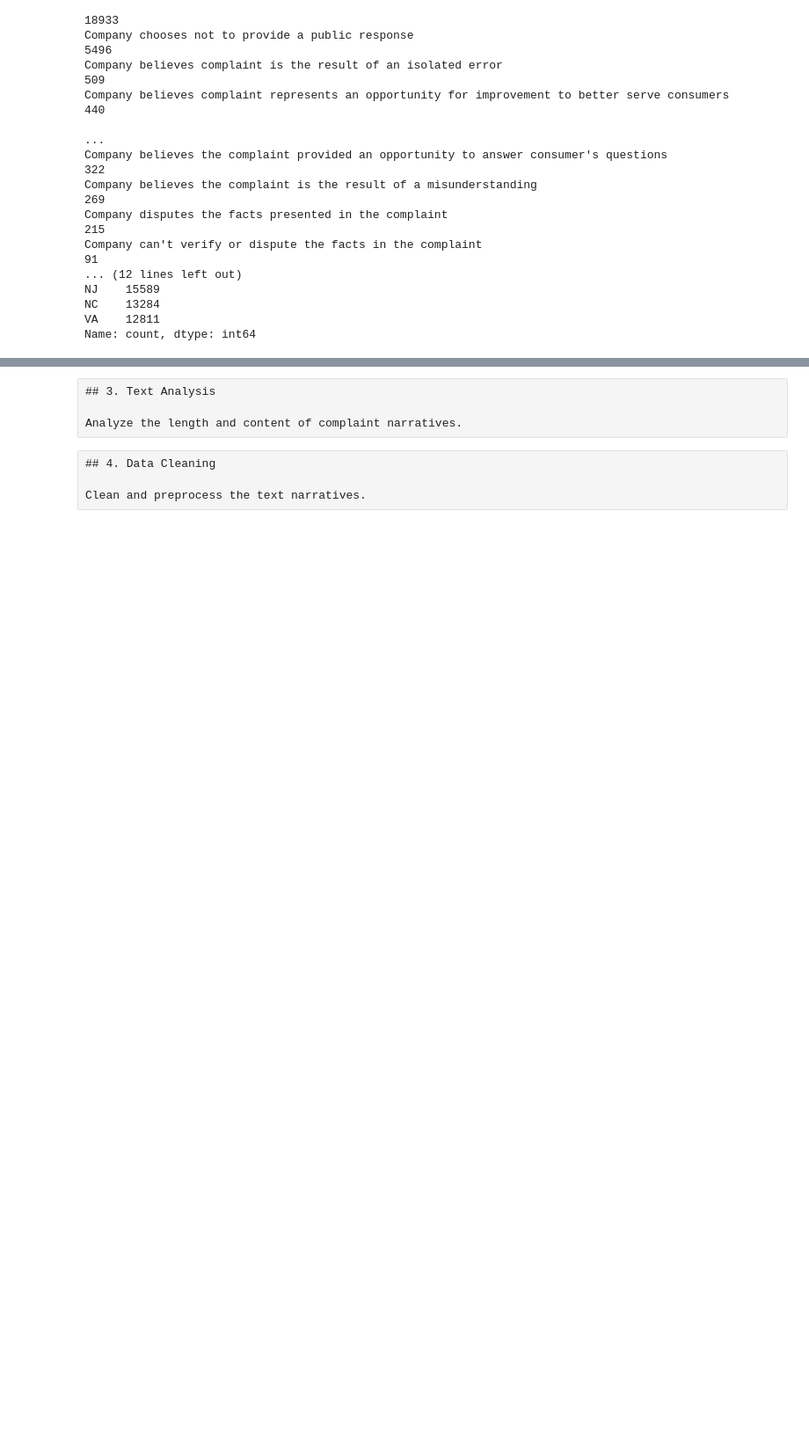
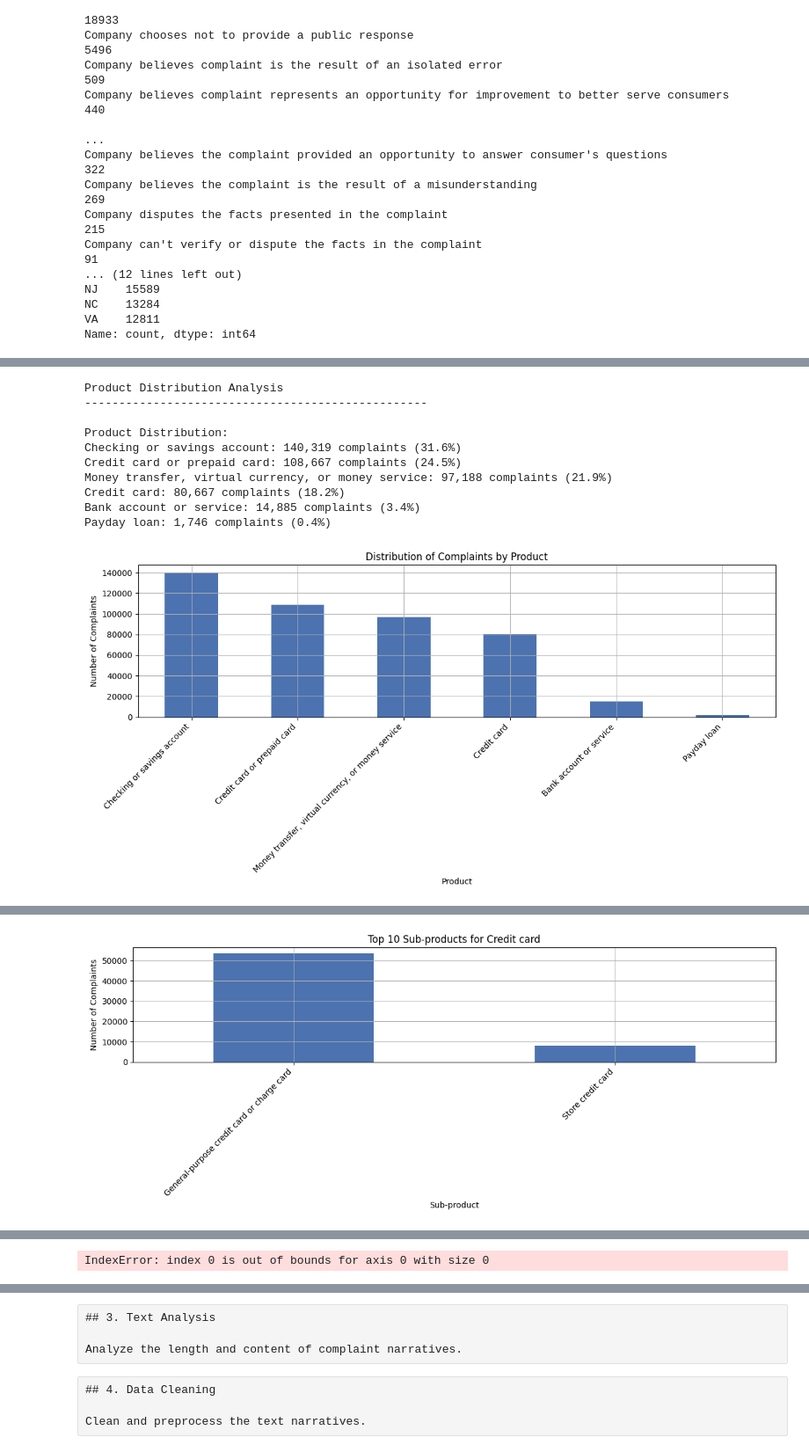
Before and after one commit to mikiyasegaye/Intelligent-Complaint-Analysis-for-Financial-Services, a Jupyter notebook: notebooks/01_exploratory_data_analysis.ipynb, the cells around one changed output, grey strips where cells are left out. Shown at 88% size. Saved outputs shown, nothing was run; the diff lists cells and outputs as text; code cells hidden in the pictures; blank space fills up the shorter version.

```diff
--- a/notebooks/01_exploratory_data_analysis.ipynb
+++ b/notebooks/01_exploratory_data_analysis.ipynb
@@ -428,0 +436,65 @@ Analyze the distribution of complaints across different products.
+# %%
+# Product Distribution Analysis
+print("Product Distribution Analysis")
+print("-" * 50)
+
+# Overall product distribution
+product_dist = df_processed['Product'].value_counts()
+product_pct = df_processed['Product'].value_counts(normalize=True) * 100
+
+print("\nProduct Distribution:")
+for product, count in product_dist.items():
+    pct = product_pct[product]
+    print(f"{product}: {count:,} complaints ({pct:.1f}%)")
+
+# Visualize product distribution
+plt.figure(figsize=(12, 6))
+product_dist.plot(kind='bar')
+plt.title('Distribution of Complaints by Product')
+plt.xlabel('Product')
+plt.ylabel('Number of Complaints')
+plt.xticks(rotation=45, ha='right')
+plt.tight_layout()
+plt.show()
+
+# Sub-product analysis
+print("\nTop Sub-products by Product Category:")
+print("-" * 50)
+for product in df_processed['Product'].unique():
+    print(f"\n{product}:")
+    subproduct_dist = df_processed[df_processed['Product'] == product]['Sub-product'].value_counts().head(5)
+    if len(subproduct_dist) > 0:
+        for subproduct, count in subproduct_dist.items():
+            pct = (count / len(df_processed[df_processed['Product'] == product])) * 100
+            print(f"  - {subproduct}: {count:,} ({pct:.1f}%)")
+    else:
+        print("  No sub-products found")
+
+# Visualize sub-product distribution for each product
+for product in df_processed['Product'].unique():
+    subproduct_dist = df_processed[df_processed['Product'] == product]['Sub-product'].value_counts().head(10)
+
+    # Only create plot if there are sub-products
+    if len(subproduct_dist) > 0:
+        plt.figure(figsize=(12, 5))
+        subproduct_dist.plot(kind='bar')
+        plt.title(f'Top 10 Sub-products for {product}')
+        plt.xlabel('Sub-product')
+        plt.ylabel('Number of Complaints')
+        plt.xticks(rotation=45, ha='right')
+        plt.tight_layout()
+        plt.show()
+    else:
+        print(f"\nNo sub-products to visualize for {product}")
+# %% [output]
+Product Distribution Analysis
+--------------------------------------------------
+
+Product Distribution:
+Checking or savings account: 140,319 complaints (31.6%)
+Credit card or prepaid card: 108,667 complaints (24.5%)
+Money transfer, virtual currency, or money service: 97,188 complaints (21.9%)
+Credit card: 80,667 complaints (18.2%)
+Bank account or service: 14,885 complaints (3.4%)
+Payday loan: 1,746 complaints (0.4%)
+[figure, added]
@@ -428,0 +518 @@ Analyze the distribution of complaints across different products.
+[figure, added]
@@ -428,0 +523 @@ Analyze the distribution of complaints across different products.
+IndexError: index 0 is out of bounds for axis 0 with size 0
```
Also changed, not shown: parts of 6 cells of this notebook.
